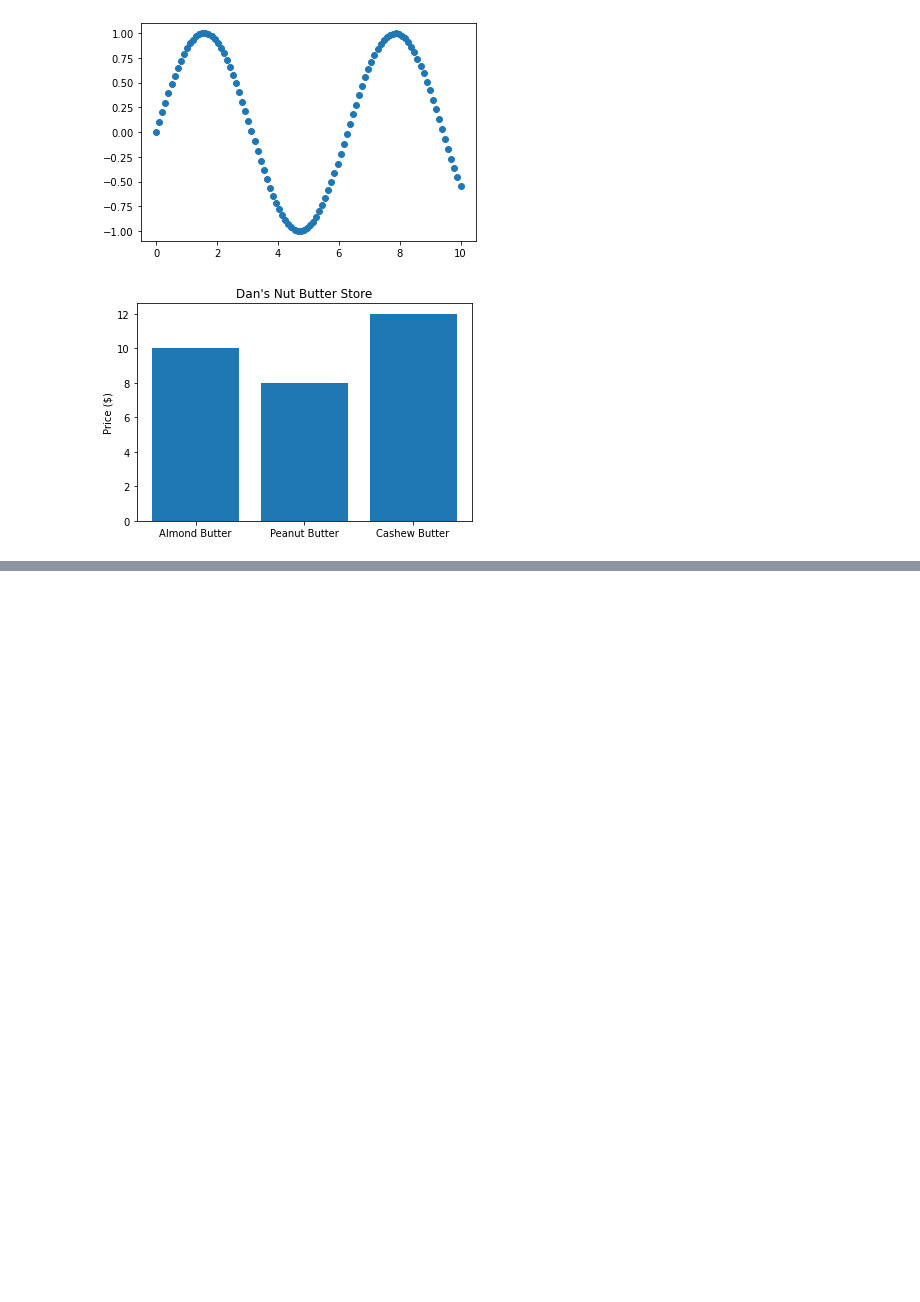
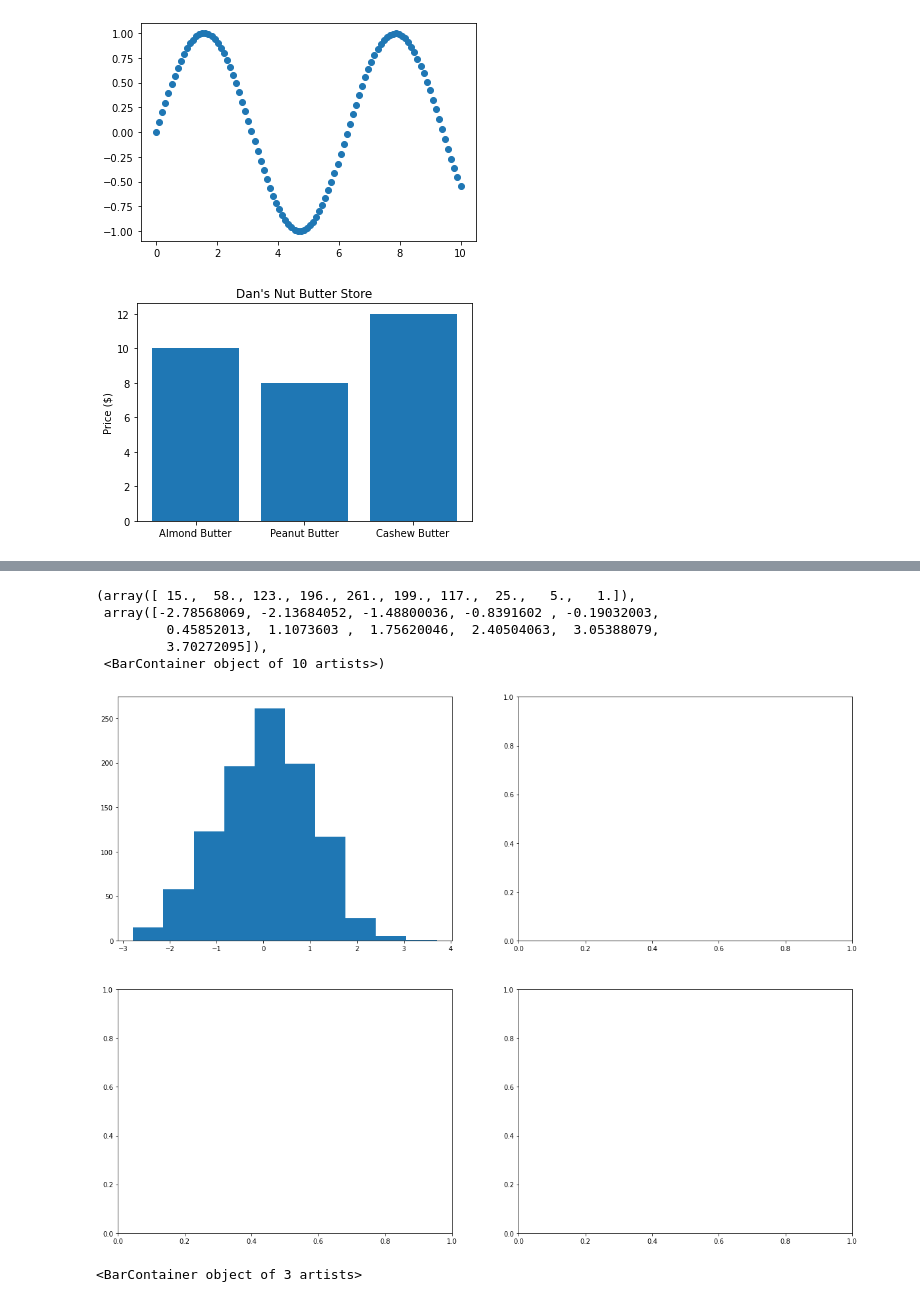
Before and after one commit to edwardsmoses/first-machine-learning-project, a Jupyter notebook: introduction-to-matplotlib.ipynb, the cells around one changed output, grey strips where cells are left out. Cells and saved outputs as stored; diff of their text form; code cells hidden in the pictures; blank space fills up the shorter version.

```diff
--- a/introduction-to-matplotlib.ipynb
+++ b/introduction-to-matplotlib.ipynb
@@ -183,0 +222,16 @@ ax.set(title = "Dan's Nut Butter Store", ylabel = "Price ($)" );
+# %%
+ax1.hist(x)
+# %% [output]
+(array([ 15.,  58., 123., 196., 261., 199., 117.,  25.,   5.,   1.]),
+ array([-2.78568069, -2.13684052, -1.48800036, -0.8391602 , -0.19032003,
+         0.45852013,  1.1073603 ,  1.75620046,  2.40504063,  3.05388079,
+         3.70272095]),
+ <BarContainer object of 10 artists>)
+# %%
+fig
+# %% [output]
+[figure, added]
+# %%
+ax2.bar(nut_butter_prices.keys(), nut_butter_prices.values())
+# %% [output]
+<BarContainer object of 3 artists>
```
Also changed, not shown: parts of 14 cells of this notebook.
